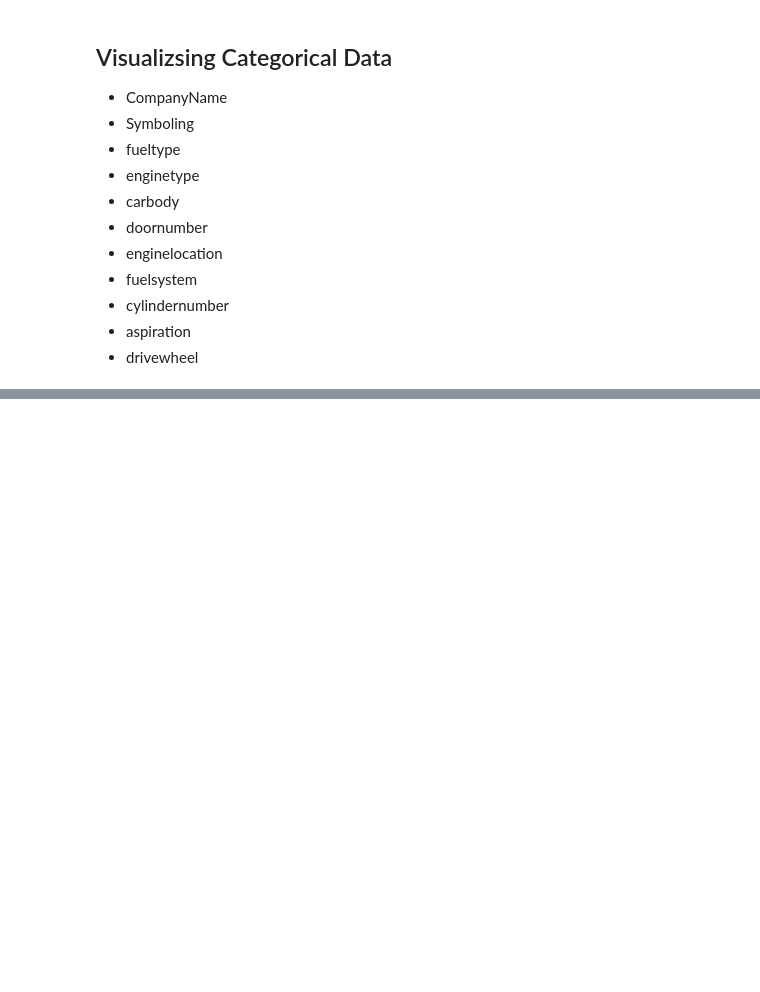
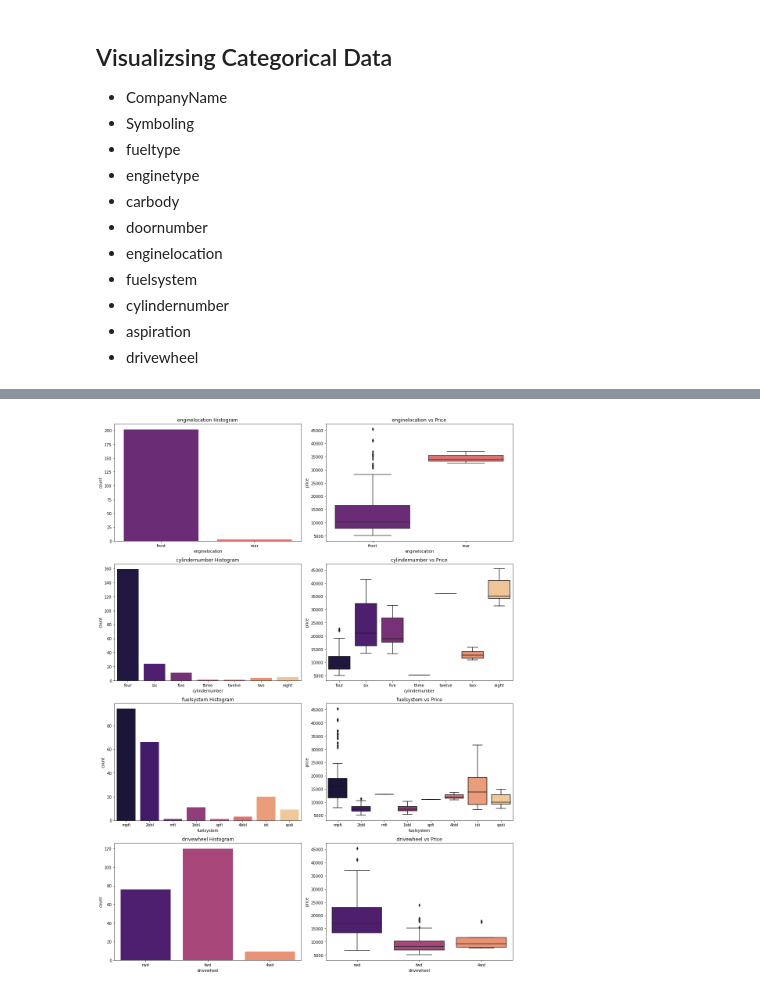
Before and after one commit to ptanner925/us_car_price, a Jupyter notebook: car_eda.ipynb, the cells around one changed output, grey strips where cells are left out. Cells and saved outputs as stored; diff of their text form; code cells hidden in the pictures; blank space fills up the shorter version.

```diff
--- a/car_eda.ipynb
+++ b/car_eda.ipynb
@@ -173,0 +234,19 @@ plt.figure(figsize = )
+# %%
+def plot_count(x,fig):
+    plt.subplot(4,2,fig)
+    plt.title(x+' Histogram')
+    sns.countplot(cars_df[x],palette=("magma"))
+    plt.subplot(4,2,(fig+1))
+    plt.title(x+' vs Price')
+    sns.boxplot(x=cars_df[x], y=cars_df.price, palette=("magma"))
+
+plt.figure(figsize=(15,20))
+
+plot_count('enginelocation', 1)
+plot_count('cylindernumber', 3)
+plot_count('fuelsystem', 5)
+plot_count('drivewheel', 7)
+
+plt.tight_layout()
+# %% [output]
+[figure, added]
```
Also changed, not shown: parts of 5 cells of this notebook.
